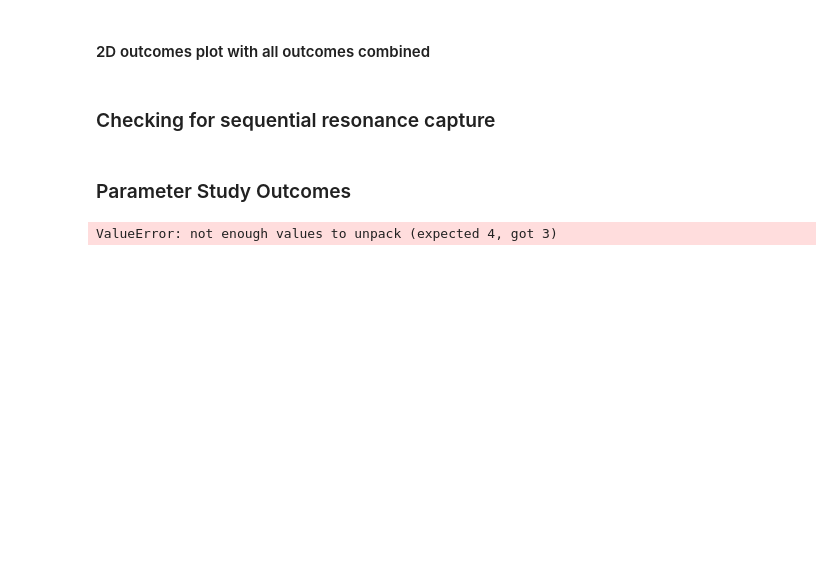
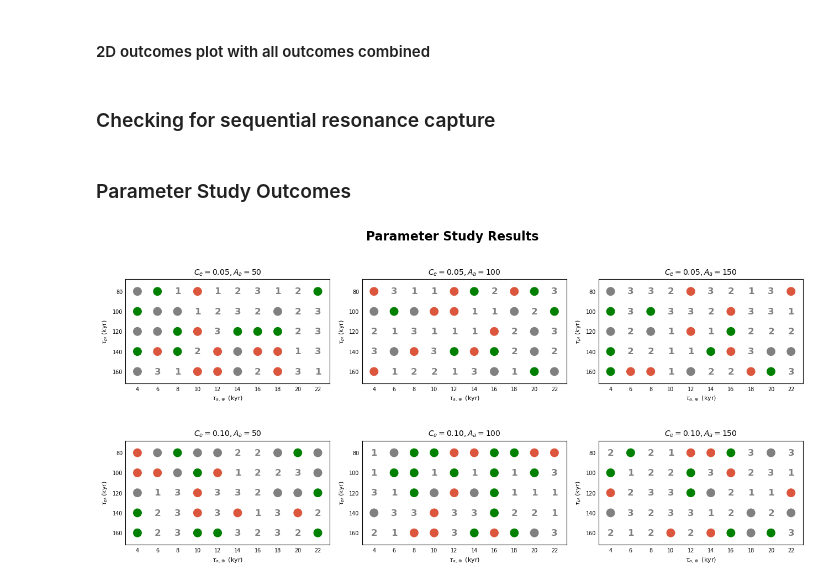
Before and after one commit to dchen10Git/uchi-exoplanets-2025, a Jupyter notebook: analyze_sims_huang.ipynb, the cells around one changed output. Drawn from its saved outputs; the diff is of its cells as text; code cells hidden in the pictures; blank space fills up the shorter version.

Commit message:
Parameter study plot changes

```diff
--- a/analyze_sims_huang.ipynb
+++ b/analyze_sims_huang.ipynb
@@ -313,7 +313,9 @@ def plot_param_study_grid(
     m=5,
     n=10,
     subplot_labels=None,
-    circle_threshold=None,
+    green_value=None,
+    gray_value=None,
+    red_value=None,
     figsize=None,
 ):
     """
@@ -338,8 +340,11 @@ def plot_param_study_grid(
         Number of symbol columns inside each subplot. Default: 10.
     subplot_labels : list of str or None
         Title for each subplot. Defaults to "Group 1", "Group 2", ...
-    circle_threshold : float or None
-        Values strictly less than this are drawn as green circles.
+    circle_value : float or None
+        Values equal to this are drawn as green circles.
+        None → always show the number.
+    cross_value : float or None
+        Values equal to this are drawn as gray crosses.
         None → always show the number.
     figsize : tuple or None
         Figure size in inches. Auto-computed if None.
@@ -364,12 +369,12 @@ def plot_param_study_grid(
         figsize = (4 * j + 1, 3 * i + 0.5)
 
     # Drawing constants
-    CIRCLE_COLOR  = "#27ae60"
-    NUMBER_COLOR  = "#2c3e50"
-    CIRCLE_RADIUS = 0.35
+    GREEN = "#008001"
+    GRAY  = "#808080"
+    RED   = "#DB563D"
+    CIRCLE_RADIUS = 0.2
 
     fig, axes = plt.subplots(i, j, figsize=figsize,
-                             sharex=True, sharey=True,
                              squeeze=False)
     fig.subplots_adjust(wspace=0.35, hspace=0.45)
 
@@ -390,54 +395,59 @@ def plot_param_study_grid(
             row = pos // n           # symbol row (0 … m-1)
             y   = (m - 1) - row      # flip so row-0 is at the top
 
-            if circle_threshold is not None and val < circle_threshold:
+            if green_value is not None and val == green_value:
                 ax.add_patch(mpatches.Circle(
                     (col, y), radius=CIRCLE_RADIUS,
-                    color=CIRCLE_COLOR, zorder=3
+                    color=GREEN, zorder=3
+                ))
+            elif gray_value is not None and val == gray_value:
+                ax.add_patch(mpatches.Circle(
+                    (col, y), radius=CIRCLE_RADIUS,
+                    color=GRAY, zorder=3
+                ))
+            elif red_value is not None and val == red_value:
+                ax.add_patch(mpatches.Circle(
+                    (col, y), radius=CIRCLE_RADIUS,
+                    color=RED, zorder=3
                 ))
             else:
                 ax.text(col, y, str(val),
                         ha="center", va="center",
-                        fontsize=max(5, 9 - n // 5),   # shrink text for large n
-                        color=NUMBER_COLOR,
+                        fontsize=max(12, 9 - n // 5),   # shrink text for large n
+                        color=GRAY,
                         fontweight="bold", zorder=3)
 
         # Axes formatting
         ax.set_xlim(-0.6, n - 0.4)
         ax.set_ylim(-0.6, m - 0.4)
         ax.set_xticks(range(n))
         ax.set_yticks(range(m))
-        ax.set_xticklabels(range(1, n + 1), fontsize=7)
-        ax.set_yticklabels(range(m, 0, -1), fontsize=7)
+        ax.set_xticklabels(range(4, 24, 2), fontsize=7)
+        ax.set_yticklabels(range(160, 60, -20), fontsize=7)
         ax.tick_params(length=0)
         ax.set_aspect("equal")
-
-        # Light cell grid
-        for x in np.arange(-0.5, n, 1):
-            ax.axvline(x, color="#cccccc", linewidth=0.6, zorder=1)
-        for y in np.arange(-0.5, m, 1):
-            ax.axhline(y, color="#cccccc", linewidth=0.6, zorder=1)
 
         ax.set_title(subplot_labels[idx], fontsize=10, fontweight="bold", pad=6)
 
         # Only show axis labels on the border subplots
-        if row_ax == i - 1 or (idx + j >= k):   # bottom-most visible row
-            ax.set_xlabel("Column", fontsize=8)
-        if col_ax == 0:
-            ax.set_ylabel("Row", fontsize=8)
+        ax.set_xlabel("$τ_{a, \oplus}$ (kyr)", fontsize=8)
+        ax.set_ylabel("$τ_{pl}$ (kyr)", fontsize=8)
 
-    fig.suptitle("Symbol Grid", fontsize=13, fontweight="bold", y=1.01)
+    fig.suptitle("Parameter Study Results", fontsize=16, fontweight="bold")
     plt.tight_layout()
     plt.show()
 
 import random
-K, I, M, N = 3, 5, 10       # K subplots (laid out in I rows), each M rows × N columns
-data = [random.randint(0, 99) for _ in range(K * M * N)]
+K, I, M, N = 6, 2, 5, 10       # K subplots (laid out in I rows), each M rows × N columns
+data = [random.randint(-1, 4) for _ in range(K * M * N)]
 
+labels = ["$C_e=0.05, A_a=50$", "$C_e=0.05, A_a=100$", "$C_e=0.05, A_a=150$", "$C_e=0.10, A_a=50$", "$C_e=0.10, A_a=100$", "$C_e=0.10, A_a=150$"]
 plot_param_study_grid(
     values=data, k=K, i=I, m=M, n=N,
-    subplot_labels=[f"tau_pl={120e3+20e3*t:.1e}" for t in range(K)],
-    circle_threshold=10,
+    subplot_labels=labels,
+    green_value=4,
+    gray_value=0,
+    red_value=-1
 )
 # %% [output]
-ValueError: not enough values to unpack (expected 4, got 3)
+[figure, added]
```
Also changed, not shown: 2 other files.
